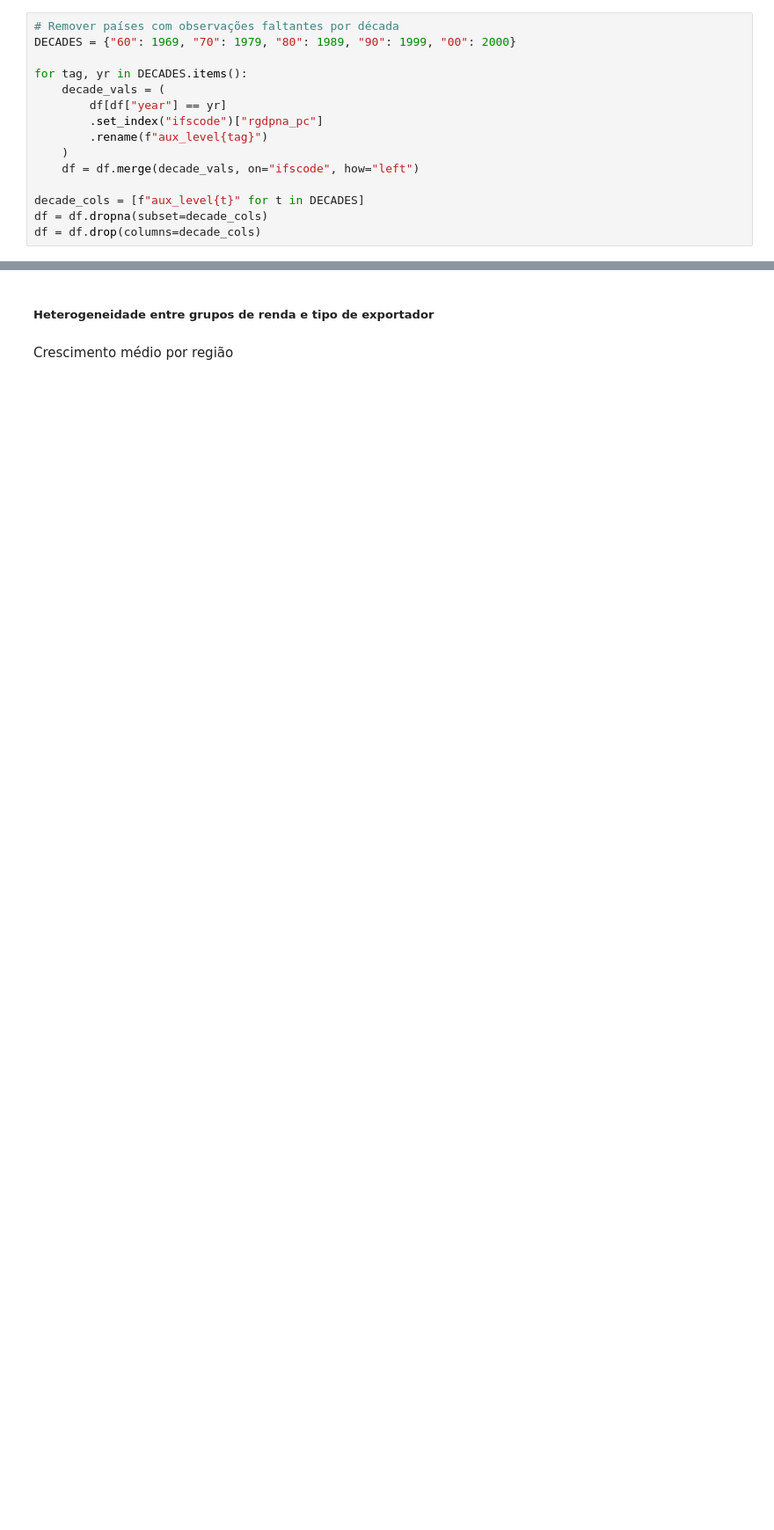
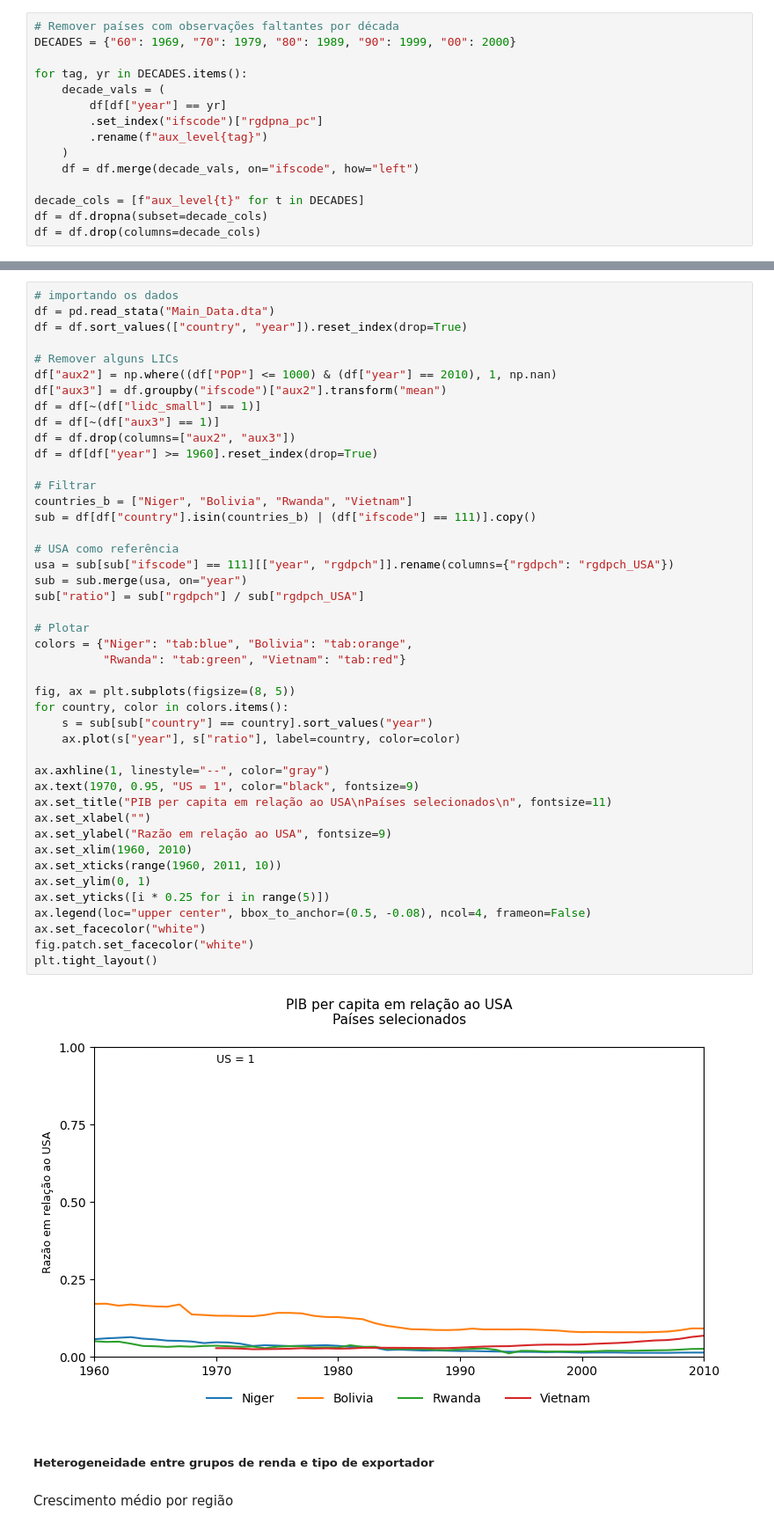
Before and after one commit to JoaoSilvaFelix/estag_doc_macro_iii, a Jupyter notebook: replication.ipynb, the cells around one changed output, grey strips where cells are left out. Shown at 88% size. Saved outputs shown, nothing was run; the diff lists cells and outputs as text; blank space fills up the shorter version.

```diff
--- a/replication.ipynb
+++ b/replication.ipynb
@@ -216,3 +206,49 @@ fig.tight_layout()"""
+# %%
+# importando os dados
+df = pd.read_stata("Main_Data.dta")
+df = df.sort_values(["country", "year"]).reset_index(drop=True)
+
+# Remover alguns LICs
+df["aux2"] = np.where((df["POP"] <= 1000) & (df["year"] == 2010), 1, np.nan)
+df["aux3"] = df.groupby("ifscode")["aux2"].transform("mean")
+df = df[~(df["lidc_small"] == 1)]
+df = df[~(df["aux3"] == 1)]
+df = df.drop(columns=["aux2", "aux3"])
+df = df[df["year"] >= 1960].reset_index(drop=True)
+
+# Filtrar
+countries_b = ["Niger", "Bolivia", "Rwanda", "Vietnam"]
+sub = df[df["country"].isin(countries_b) | (df["ifscode"] == 111)].copy()
+
+# USA como referência
+usa = sub[sub["ifscode"] == 111][["year", "rgdpch"]].rename(columns={"rgdpch": "rgdpch_USA"})
+sub = sub.merge(usa, on="year")
+sub["ratio"] = sub["rgdpch"] / sub["rgdpch_USA"]
+
+# Plotar
+colors = {"Niger": "tab:blue", "Bolivia": "tab:orange",
+          "Rwanda": "tab:green", "Vietnam": "tab:red"}
+
+fig, ax = plt.subplots(figsize=(8, 5))
+for country, color in colors.items():
+    s = sub[sub["country"] == country].sort_values("year")
+    ax.plot(s["year"], s["ratio"], label=country, color=color)
+
+ax.axhline(1, linestyle="--", color="gray")
+ax.text(1970, 0.95, "US = 1", color="black", fontsize=9)
+ax.set_title("PIB per capita em relação ao USA\nPaíses selecionados\n", fontsize=11)
+ax.set_xlabel("")
+ax.set_ylabel("Razão em relação ao USA", fontsize=9)
+ax.set_xlim(1960, 2010)
+ax.set_xticks(range(1960, 2011, 10))
+ax.set_ylim(0, 1)
+ax.set_yticks([i * 0.25 for i in range(5)])
+ax.legend(loc="upper center", bbox_to_anchor=(0.5, -0.08), ncol=4, frameon=False)
+ax.set_facecolor("white")
+fig.patch.set_facecolor("white")
+plt.tight_layout()
+# %% [output]
+[figure, added]
 # %% [markdown]
 ##### Heterogeneidade entre grupos de renda e tipo de exportador
 # %% [markdown]
```
Also changed, not shown: parts of 2 cells of this notebook.
